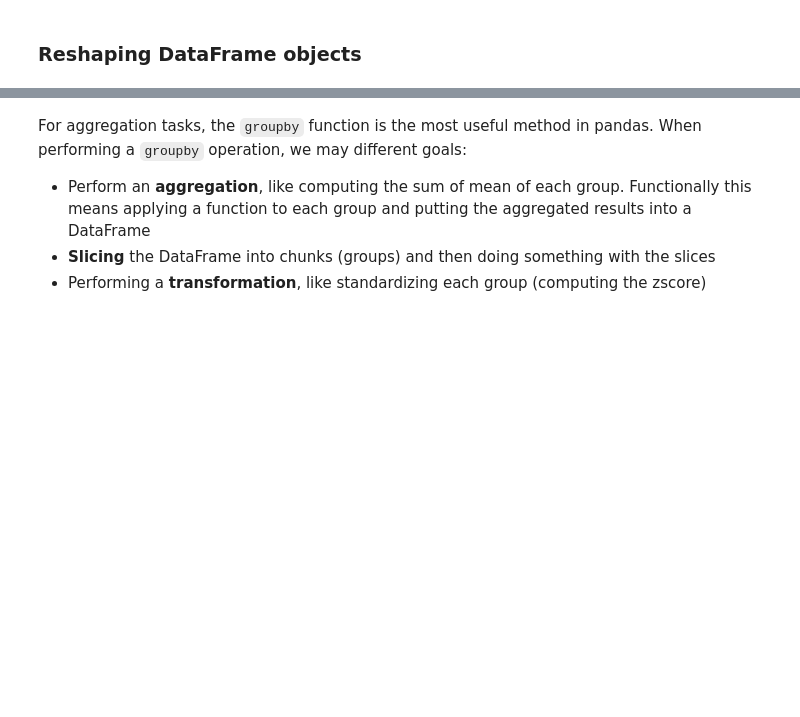
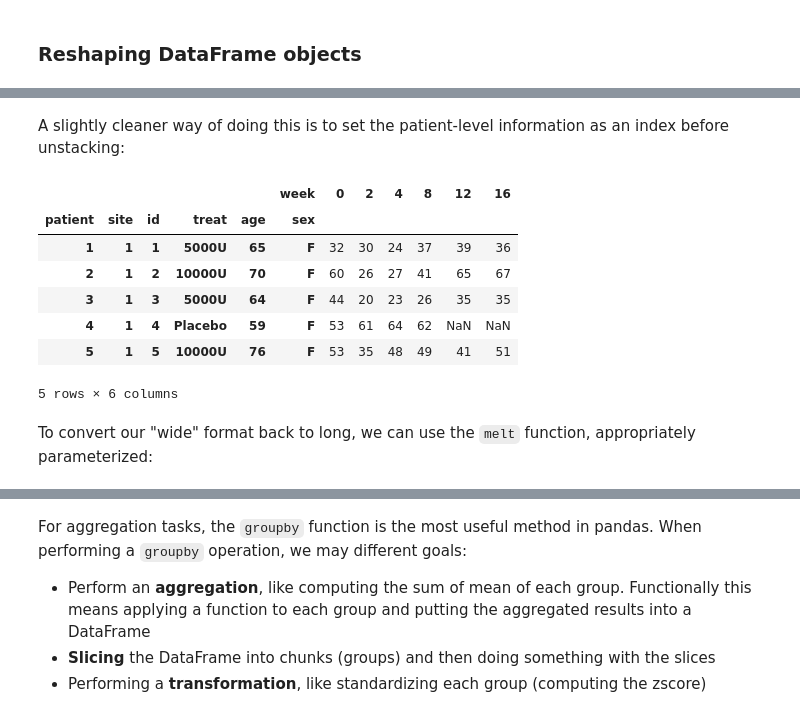
Before and after one commit to mawstr001/DS_HK_2, a Jupyter notebook: notebooks/04 - Databases.ipynb, the cells around one changed output, grey strips where cells are left out. Cells and saved outputs as stored; diff of their text form; code cells hidden in the pictures; blank space fills up the shorter version.

```diff
--- a/notebooks/04 - Databases.ipynb
+++ b/notebooks/04 - Databases.ipynb
@@ -1314,0 +1000,3 @@ If you want concat to work like numpy.concatanate, you may provide the ignore_in
+# %%
+!curl https://raw.githubusercontent.com/fonnesbeck/pytenn2014_tutorial/master/data/cdystonia.csv > ../data/cdystonia.csv
+cdystonia = pd.read_csv("../data/cdystonia.csv", index_col=None)
@@ -1314,0 +1057,3 @@ If you want concat to work like numpy.concatanate, you may provide the ignore_in
+# %%
+cdystonia2 = cdystonia.set_index(['patient','obs'])
+cdystonia2.head()
@@ -1314,0 +1099,15 @@ If you want concat to work like numpy.concatanate, you may provide the ignore_in
+# %% [markdown]
+A slightly cleaner way of doing this is to set the patient-level information as an index before unstacking:
+# %%
+cdystonia.set_index(['patient','site','id','treat','age','sex','week'])['twstrs'].unstack('week').head()
+# %% [output]
+|  |  |  |  |  | week | 0 | 2 | 4 | 8 | 12 | 16 |
+| patient | site | id | treat | age | sex |  |  |  |  |  |  |
+| 1 | 1 | 1 | 5000U | 65 | F | 32 | 30 | 24 | 37 | 39 | 36 |
+| 2 | 1 | 2 | 10000U | 70 | F | 60 | 26 | 27 | 41 | 65 | 67 |
+| 3 | 1 | 3 | 5000U | 64 | F | 44 | 20 | 23 | 26 | 35 | 35 |
+| 4 | 1 | 4 | Placebo | 59 | F | 53 | 61 | 64 | 62 | NaN | NaN |
+| 5 | 1 | 5 | 10000U | 76 | F | 53 | 35 | 48 | 49 | 41 | 51 |
+5 rows × 6 columns
+# %% [markdown]
+To convert our "wide" format back to long, we can use the `melt` function, appropriately parameterized:
```
Also changed, not shown: parts of 134 cells of this notebook.
